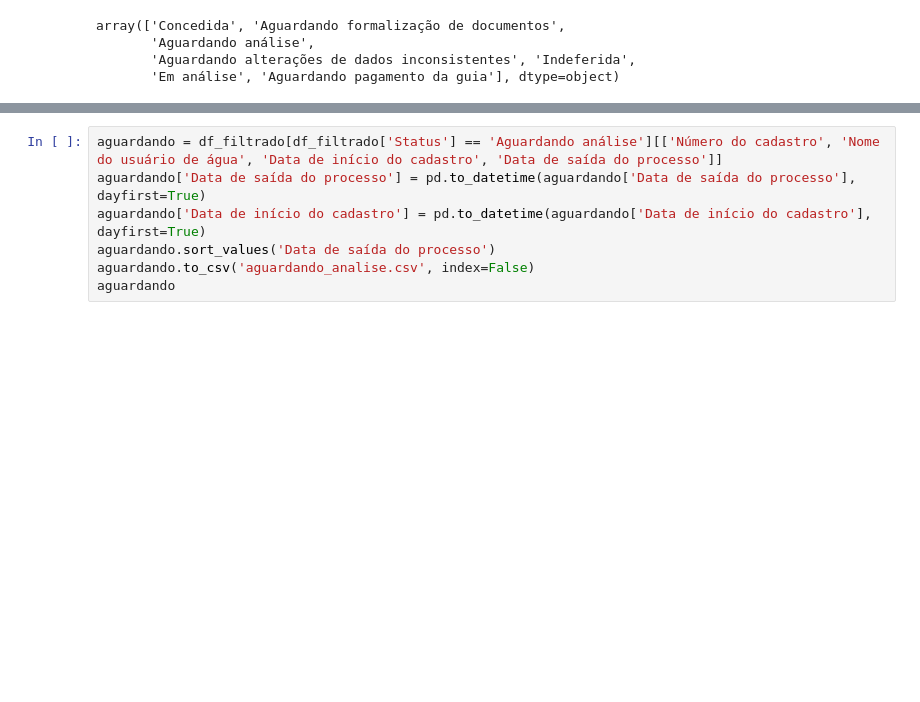
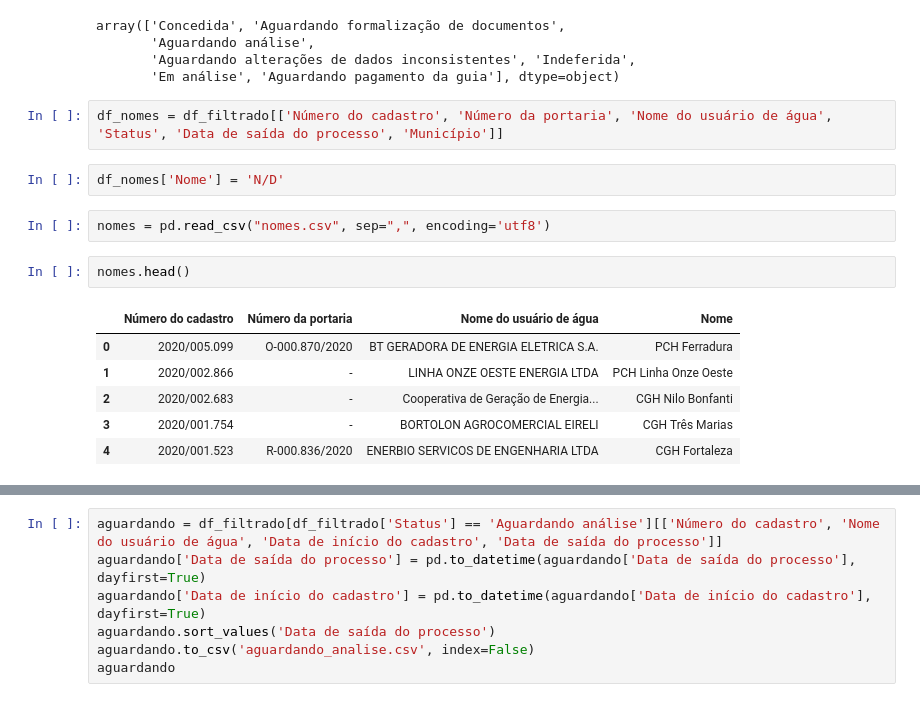
Before and after one commit to robertorolo/KML_from_SIOUT_csv, a Jupyter notebook: KML_SIOUT.ipynb, the cells around one changed output, grey strips where cells are left out. Saved outputs shown, nothing was run; the diff lists cells and outputs as text; blank space fills up the shorter version.

```diff
--- a/KML_SIOUT.ipynb
+++ b/KML_SIOUT.ipynb
@@ -43,3 +43,18 @@ array(['Concedida', 'Aguardando formalização de documentos',
        'Aguardando análise',
        'Aguardando alterações de dados inconsistentes', 'Indeferida',
        'Em análise', 'Aguardando pagamento da guia'], dtype=object)
+# %%
+df_nomes = df_filtrado[['Número do cadastro', 'Número da portaria', 'Nome do usuário de água', 'Status', 'Data de saída do processo', 'Município']]
+# %%
+df_nomes['Nome'] = 'N/D'
+# %%
+nomes = pd.read_csv("nomes.csv", sep=",", encoding='utf8')
+# %%
+nomes.head()
+# %% [output]
+|  | Número do cadastro | Número da portaria | Nome do usuário de água | Nome |
+| 0 | 2020/005.099 | O-000.870/2020 | BT GERADORA DE ENERGIA ELETRICA S.A. | PCH Ferradura |
+| 1 | 2020/002.866 | - | LINHA ONZE OESTE ENERGIA LTDA | PCH Linha Onze Oeste |
+| 2 | 2020/002.683 | - | Cooperativa de Geração de Energia... | CGH Nilo Bonfanti |
+| 3 | 2020/001.754 | - | BORTOLON AGROCOMERCIAL EIRELI | CGH Três Marias |
+| 4 | 2020/001.523 | R-000.836/2020 | ENERBIO SERVICOS DE ENGENHARIA LTDA | CGH Fortaleza |
```
Also changed, not shown: parts of 5 cells of this notebook, 4 other files.
